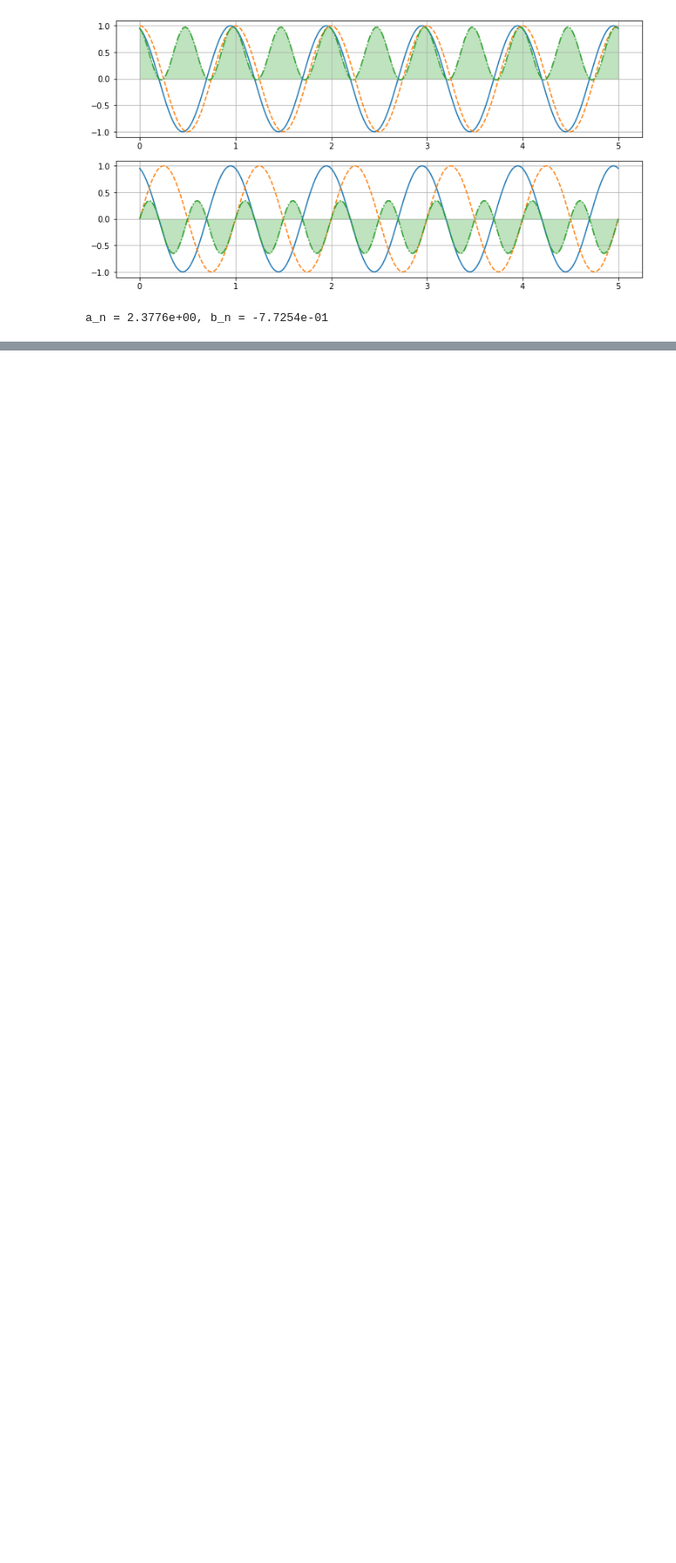
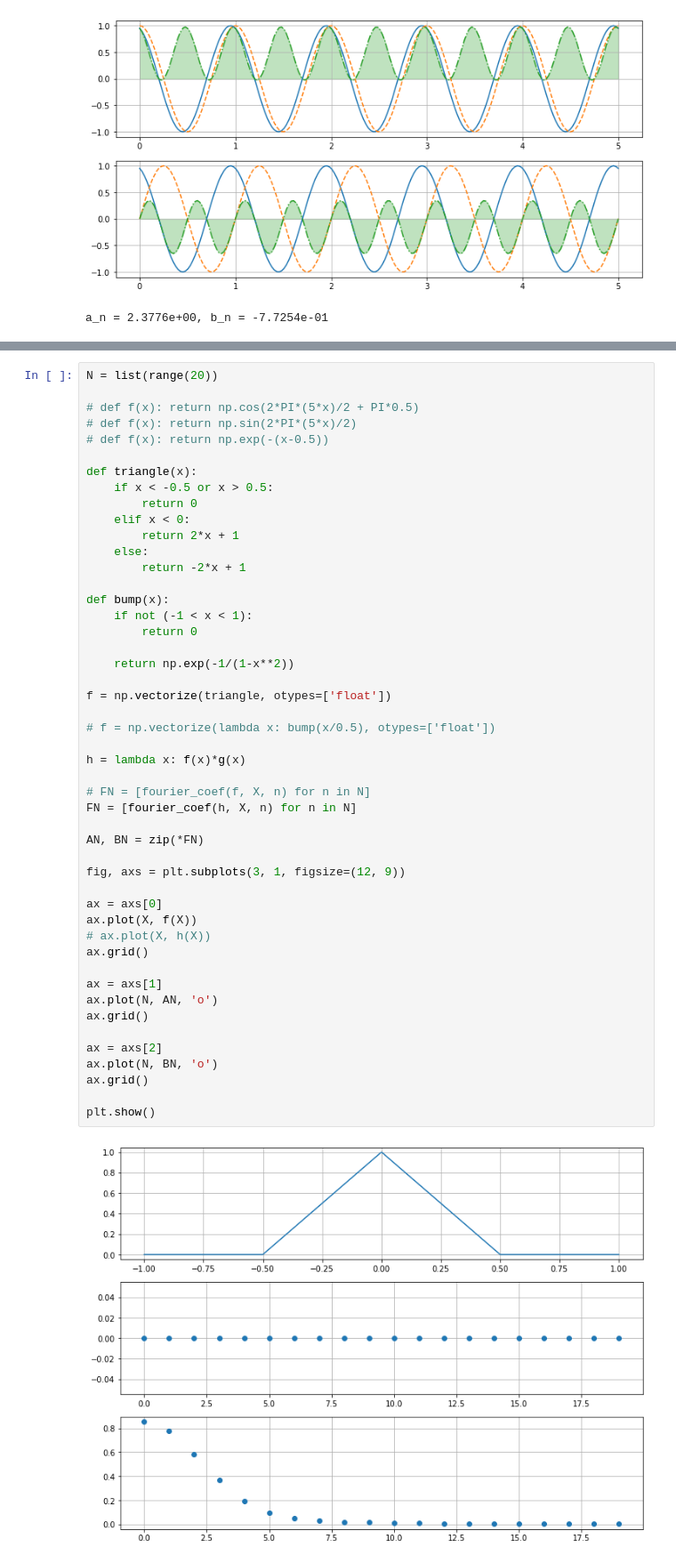
Before and after one commit to gdcs92/math-demos, a Jupyter notebook: fourier_coefficients.ipynb, the cells around one changed output, grey strips where cells are left out. Shown at 89% size. Cells and saved outputs as stored; diff of their text form; blank space fills up the shorter version.

```diff
--- a/fourier_coefficients.ipynb
+++ b/fourier_coefficients.ipynb
@@ -179,0 +255,50 @@ a_n = 2.3776e+00, b_n = -7.7254e-01
+# %%
+N = list(range(20))
+
+# def f(x): return np.cos(2*PI*(5*x)/2 + PI*0.5)
+# def f(x): return np.sin(2*PI*(5*x)/2)
+# def f(x): return np.exp(-(x-0.5))
+
+def triangle(x):
+    if x < -0.5 or x > 0.5:
+        return 0
+    elif x < 0:
+        return 2*x + 1
+    else:
+        return -2*x + 1
+
+def bump(x):
+    if not (-1 < x < 1):
+        return 0
+
+    return np.exp(-1/(1-x**2))
+
+f = np.vectorize(triangle, otypes=['float'])
+
+# f = np.vectorize(lambda x: bump(x/0.5), otypes=['float'])
+
+h = lambda x: f(x)*g(x)
+
+# FN = [fourier_coef(f, X, n) for n in N]
+FN = [fourier_coef(h, X, n) for n in N]
+
+AN, BN = zip(*FN)
+
+fig, axs = plt.subplots(3, 1, figsize=(12, 9))
+
+ax = axs[0]
+ax.plot(X, f(X))
+# ax.plot(X, h(X))
+ax.grid()
+
+ax = axs[1]
+ax.plot(N, AN, 'o')
+ax.grid()
+
+ax = axs[2]
+ax.plot(N, BN, 'o')
+ax.grid()
+
+plt.show()
+# %% [output]
+[figure, added]
```
Also changed, not shown: parts of 15 cells of this notebook.
